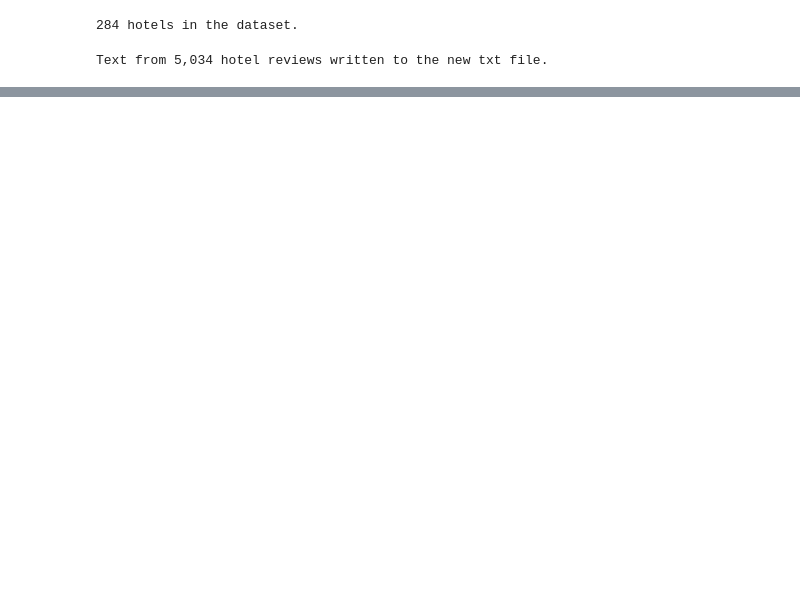
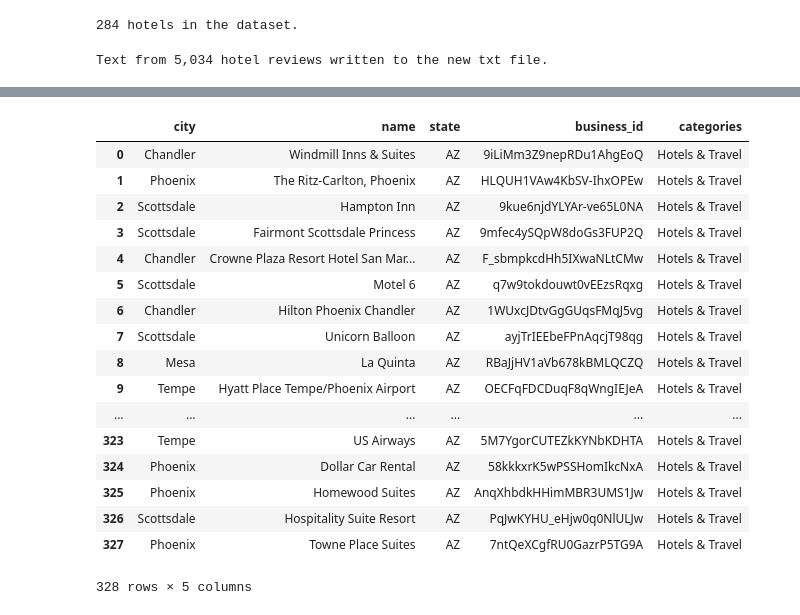
Before and after one commit to karenmasterson/Deception-Detective, a Jupyter notebook: DeceptionDectivieNLPPlusYelp.ipynb, the cells around one changed output, grey strips where cells are left out. Saved outputs shown, nothing was run; the diff lists cells and outputs as text; code cells hidden in the pictures; blank space fills up the shorter version.

```diff
--- a/DeceptionDectivieNLPPlusYelp.ipynb
+++ b/DeceptionDectivieNLPPlusYelp.ipynb
@@ -306,0 +566,23 @@ JSONDecodeError: Extra data: line 2 column 1 (char 414)
+# %%
+#rename columns
+yelbusdf=yelbusdf.rename(columns = {'_ - city':'city', '_ - name': 'name', '_ - state':'state', '_ - business_id': 'business_id', '_ - categories - categories': 'categories'})
+yelbusdf
+# %% [output]
+|  | city | name | state | business_id | categories |
+| 0 | Chandler | Windmill Inns & Suites | AZ | 9iLiMm3Z9nepRDu1AhgEoQ | Hotels & Travel |
+| 1 | Phoenix | The Ritz-Carlton, Phoenix | AZ | HLQUH1VAw4KbSV-IhxOPEw | Hotels & Travel |
+| 2 | Scottsdale | Hampton Inn | AZ | 9kue6njdYLYAr-ve65L0NA | Hotels & Travel |
+| 3 | Scottsdale | Fairmont Scottsdale Princess | AZ | 9mfec4ySQpW8doGs3FUP2Q | Hotels & Travel |
+| 4 | Chandler | Crowne Plaza Resort Hotel San Mar... | AZ | F_sbmpkcdHh5IXwaNLtCMw | Hotels & Travel |
+| 5 | Scottsdale | Motel 6 | AZ | q7w9tokdouwt0vEEzsRqxg | Hotels & Travel |
+| 6 | Chandler | Hilton Phoenix Chandler | AZ | 1WUxcJDtvGgGUqsFMqJ5vg | Hotels & Travel |
+| 7 | Scottsdale | Unicorn Balloon | AZ | ayjTrIEEbeFPnAqcjT98qg | Hotels & Travel |
+| 8 | Mesa | La Quinta | AZ | RBaJjHV1aVb678kBMLQCZQ | Hotels & Travel |
+| 9 | Tempe | Hyatt Place Tempe/Phoenix Airport | AZ | OECFqFDCDuqF8qWngIEJeA | Hotels & Travel |
+| ... | ... | ... | ... | ... | ... |
+| 323 | Tempe | US Airways | AZ | 5M7YgorCUTEZkKYNbKDHTA | Hotels & Travel |
+| 324 | Phoenix | Dollar Car Rental | AZ | 58kkkxrK5wPSSHomIkcNxA | Hotels & Travel |
+| 325 | Phoenix | Homewood Suites | AZ | AnqXhbdkHHimMBR3UMS1Jw | Hotels & Travel |
+| 326 | Scottsdale | Hospitality Suite Resort | AZ | PqJwKYHU_eHjw0q0NlULJw | Hotels & Travel |
+| 327 | Phoenix | Towne Place Suites | AZ | 7ntQeXCgfRU0GazrP5TG9A | Hotels & Travel |
+328 rows × 5 columns
```
Also changed, not shown: parts of 39 cells of this notebook.
